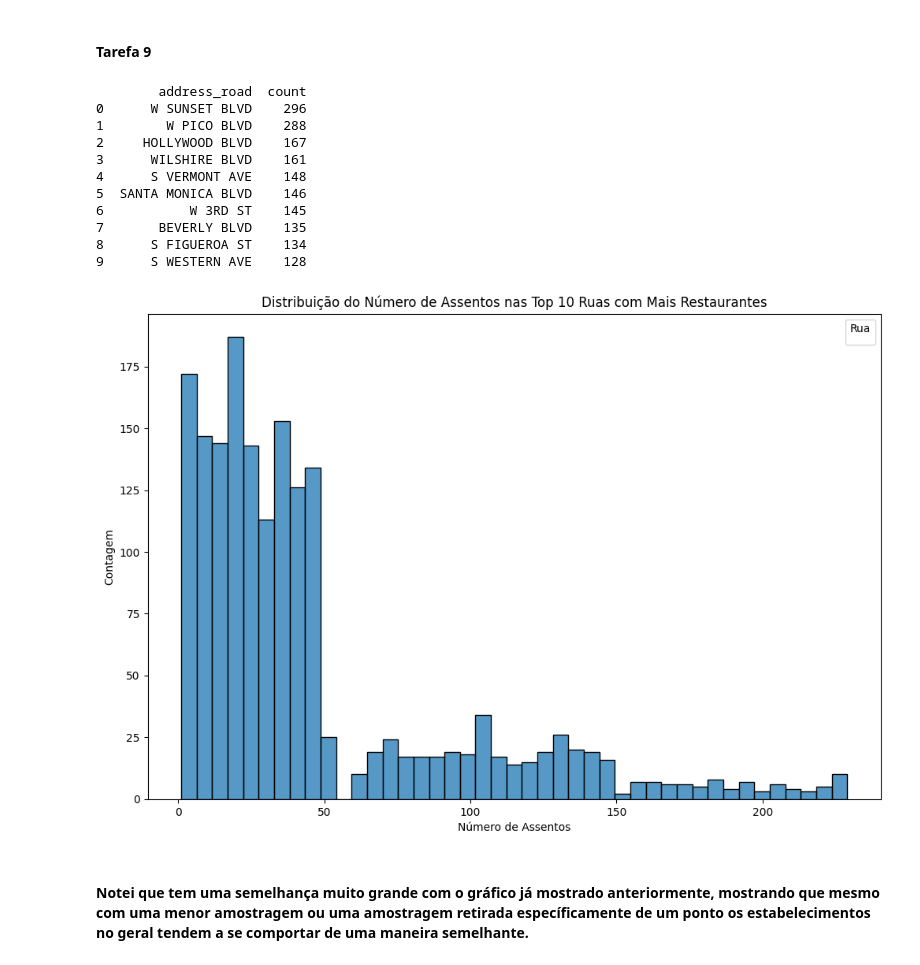
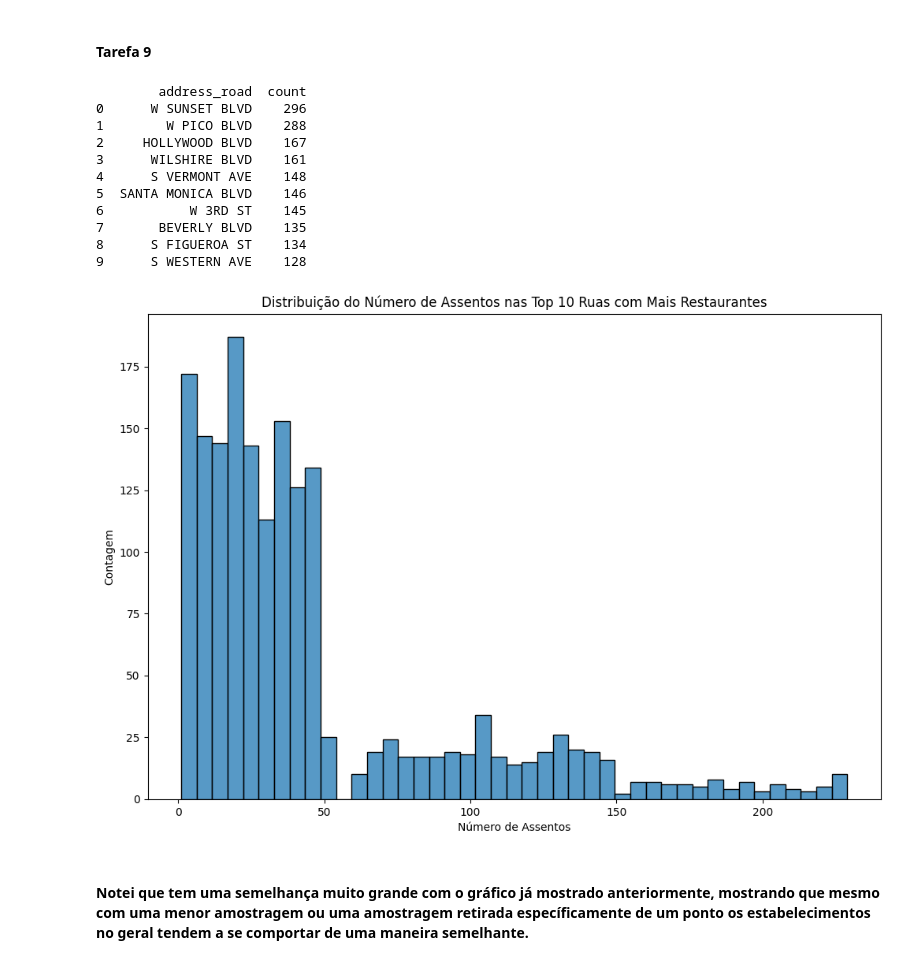
Before and after one commit to jpvidotto/Analise-de-empresas-para-abrir-o-melhor-negocio, a Jupyter notebook: projeto10.ipynb, the cells around one changed output. Drawn from its saved outputs; the diff is of its cells as text; code cells hidden in the pictures.

```diff
--- a/projeto10.ipynb
+++ b/projeto10.ipynb
@@ -241,30 +241,29 @@ print(roads_with_1_restaurant)
 # %%
 # Verificando a distribuição de numero de assentos nas top 10 ruas com mais restaurantes.
 
 top_10_roads = number_of_restaurants_by_road.head(10)
 print(top_10_roads)
 number_of_seats_by_road = df[df['address_road'].isin(top_10_roads['address_road'])]
 # Construindo histograma para visualizar a distribuição do número de assentos nas top 10 ruas com mais restaurantes.
 plt.figure(figsize=(12, 8))
 sns.histplot(data=number_of_seats_by_road, x='number', multiple='stack')
 plt.title('Distribuição do Número de Assentos nas Top 10 Ruas com Mais Restaurantes')
 plt.xlabel('Número de Assentos')
 plt.ylabel('Contagem')
-plt.legend(title='Rua')
 plt.show()
 # %% [output]
         address_road  count
 0      W SUNSET BLVD    296
 1        W PICO BLVD    288
 2     HOLLYWOOD BLVD    167
 3      WILSHIRE BLVD    161
 4      S VERMONT AVE    148
 5  SANTA MONICA BLVD    146
 6           W 3RD ST    145
 7       BEVERLY BLVD    135
 8      S FIGUEROA ST    134
 9      S WESTERN AVE    128
-[figure, old version]
+[figure, new version]
 # %% [markdown]
 #### Notei que tem uma semelhança muito grande com o gráfico já mostrado anteriormente, mostrando que mesmo com uma menor amostragem ou uma amostragem retirada específicamente de um ponto os estabelecimentos no geral tendem a se comportar de uma maneira semelhante.
 # %% [markdown]
```
Also changed, not shown: parts of 2 cells of this notebook.
